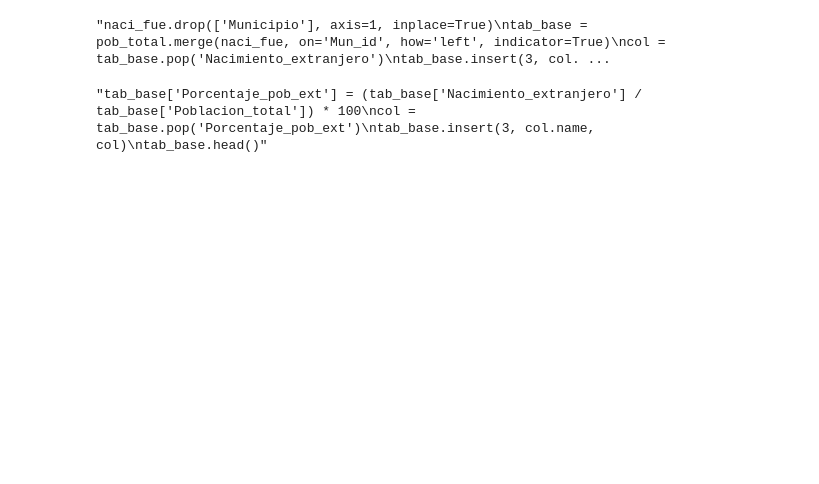
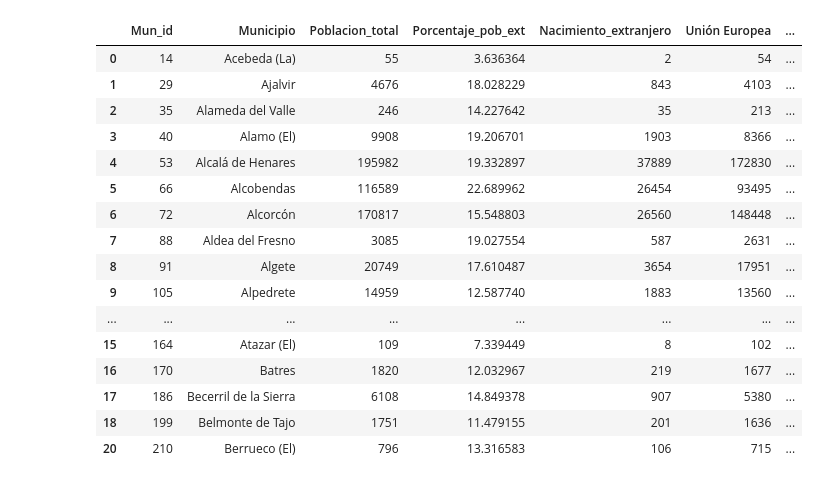
Before and after one commit to santiagofp9/Pueblos_trasnacionales, a Jupyter notebook: Hygiene_geo.ipynb, the cells around one changed output. Saved outputs shown, nothing was run; the diff lists cells and outputs as text; code cells hidden in the pictures; blank space fills up the shorter version.

```diff
--- a/Hygiene_geo.ipynb
+++ b/Hygiene_geo.ipynb
@@ -64,6 +56,6 @@ madrid = madrid.sort_values('mun_name')
 # %%
 f_b = pd.read_csv('clean_data/Foreign_born.csv')
 #Columns: 212 entries, Mun_id to _merge ; dtypes: float64(1), int64(209), object(2) ; memory usage: 298.2+ KB
-#There are only 179 minucipios in Comunidad de Madrid, what are the other 33 entries?
-f_b.shape
+f_b = f_b.sort_values('Municipio')
+f_b.head(10)
 # %% [output]
@@ -95,20 +90,22 @@ KeplerGl(data={'Madrí': {'index': [123, 0, 96, 1, 145, 124, 97, 76, 28, 77, 111
 # %%
-#Merging both dataframes
-
-'''naci_fue.drop(['Municipio'], axis=1, inplace=True)
-tab_base = pob_total.merge(naci_fue, on='Mun_id', how='left', indicator=True)
-col = tab_base.pop('Nacimiento_extranjero')
-tab_base.insert(3, col.name, col)'''
+fb_geo.head(2)
 # %% [output]
-"naci_fue.drop(['Municipio'], axis=1, inplace=True)\ntab_base = pob_total.merge(naci_fue, on='Mun_id', how='left', indicator=True)\ncol = tab_base.pop('Nacimiento_extranjero')\ntab_base.insert(3, col. ...
+|  | Mun_id | Municipio | Poblacion_total | Porcentaje_pob_ext | Nacimiento_extranjero | Unión Europea | ... |
+| 0 | 14 | Acebeda (La) | 55 | 3.636364 | 2 | 54 | ... |
+| 1 | 29 | Ajalvir | 4676 | 18.028229 | 843 | 4103 | ... |
+| 2 | 35 | Alameda del Valle | 246 | 14.227642 | 35 | 213 | ... |
+| 3 | 40 | Alamo (El) | 9908 | 19.206701 | 1903 | 8366 | ... |
+| 4 | 53 | Alcalá de Henares | 195982 | 19.332897 | 37889 | 172830 | ... |
+| 5 | 66 | Alcobendas | 116589 | 22.689962 | 26454 | 93495 | ... |
+| 6 | 72 | Alcorcón | 170817 | 15.548803 | 26560 | 148448 | ... |
+| 7 | 88 | Aldea del Fresno | 3085 | 19.027554 | 587 | 2631 | ... |
+| 8 | 91 | Algete | 20749 | 17.610487 | 3654 | 17951 | ... |
+| 9 | 105 | Alpedrete | 14959 | 12.587740 | 1883 | 13560 | ... |
+| ... | ... | ... | ... | ... | ... | ... | ... |
+| 15 | 164 | Atazar (El) | 109 | 7.339449 | 8 | 102 | ... |
+| 16 | 170 | Batres | 1820 | 12.032967 | 219 | 1677 | ... |
+| 17 | 186 | Becerril de la Sierra | 6108 | 14.849378 | 907 | 5380 | ... |
+| 18 | 199 | Belmonte de Tajo | 1751 | 11.479155 | 201 | 1636 | ... |
+| 20 | 210 | Berrueco (El) | 796 | 13.316583 | 106 | 715 | ... |
-# %%
-#Calculating foreign-born percentage
-
-'''tab_base['Porcentaje_pob_ext'] = (tab_base['Nacimiento_extranjero'] / tab_base['Poblacion_total']) * 100
-col = tab_base.pop('Porcentaje_pob_ext')
-tab_base.insert(3, col.name, col)
-tab_base.head()'''
-# %% [output]
-"tab_base['Porcentaje_pob_ext'] = (tab_base['Nacimiento_extranjero'] / tab_base['Poblacion_total']) * 100\ncol = tab_base.pop('Porcentaje_pob_ext')\ntab_base.insert(3, col.name, col)\ntab_base.head()"
 # %%
 #Clean data served
```
Also changed, not shown: parts of 9 cells of this notebook, 4 other files.
